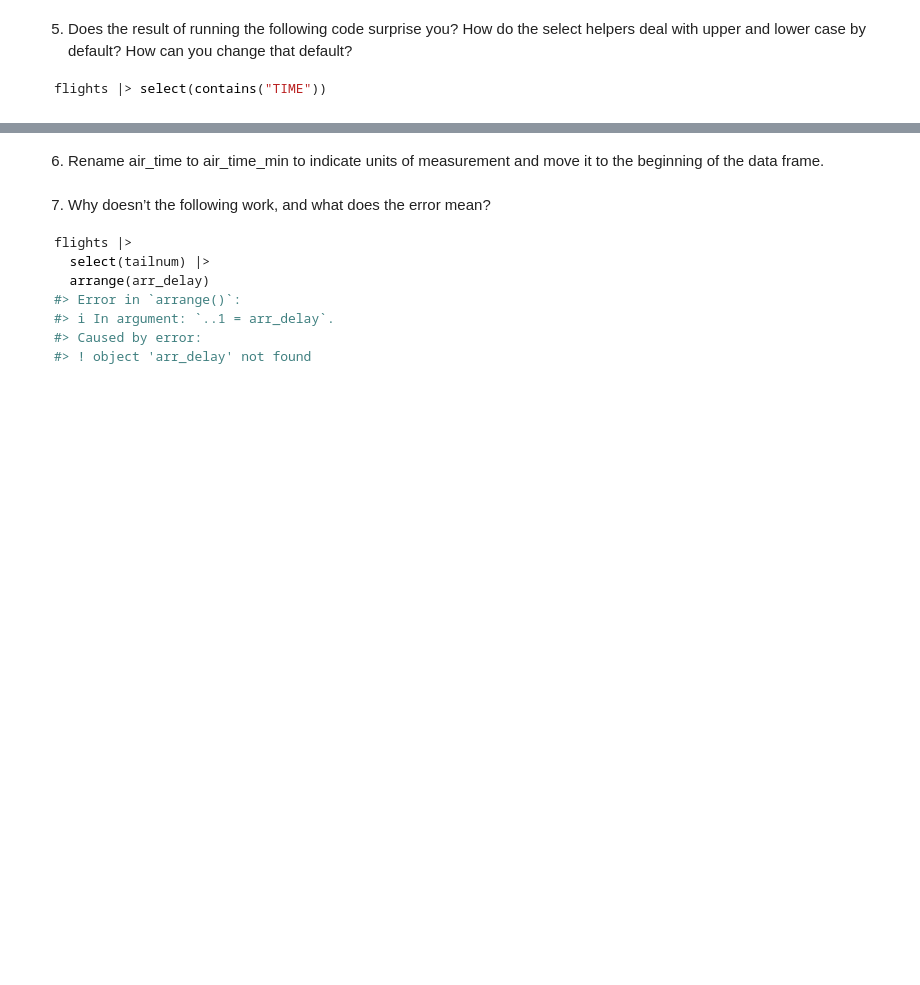
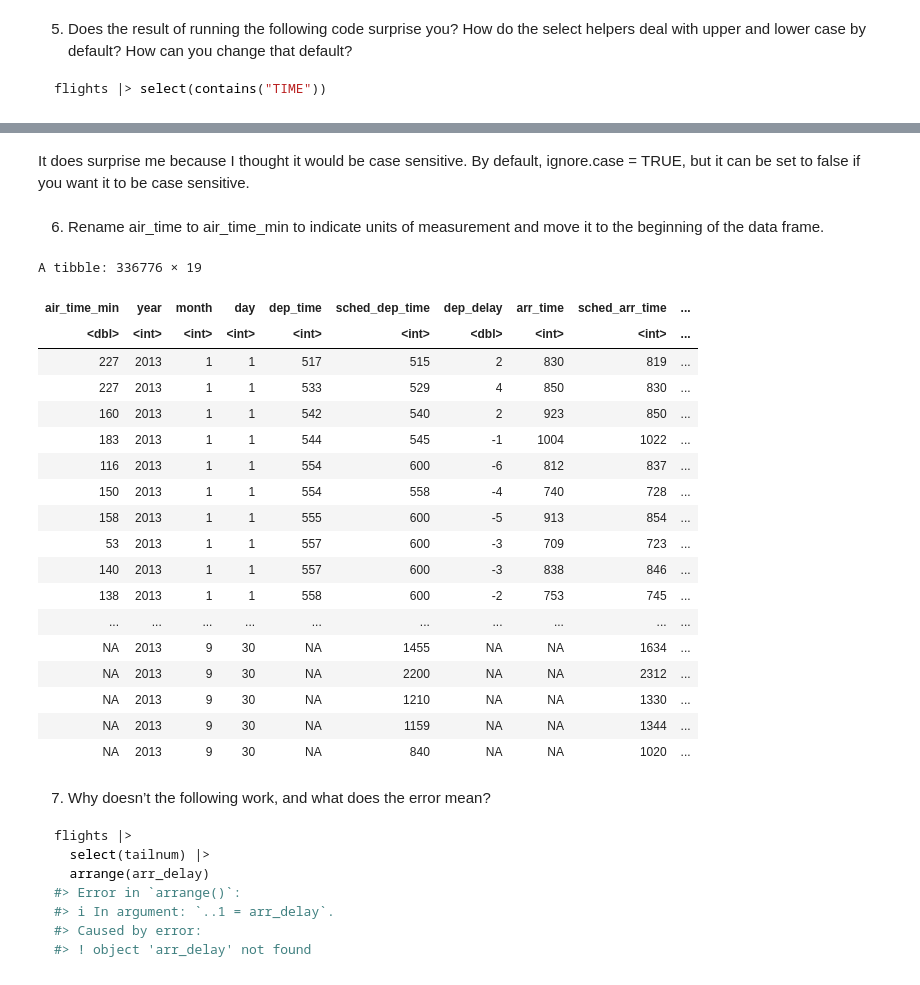
Before and after one commit to Brandy-Corwin/R-for-DS-exercises, a Jupyter notebook: Week_2_Assignments.ipynb, the cells around one changed output, grey strips where cells are left out. Drawn from its saved outputs; the diff is of its cells as text; code cells hidden in the pictures; blank space fills up the shorter version.

````diff
--- a/Week_2_Assignments.ipynb
+++ b/Week_2_Assignments.ipynb
@@ -306,5 +427,31 @@ flights |> select(contains("TIME"))
+# %% [markdown]
+It does surprise me because I thought it would be case sensitive. By default, ignore.case = TRUE, but it can be set to false if you want it to be case sensitive.
 # %% [markdown]
 6. Rename air_time to air_time_min to indicate units of measurement and move it to the beginning of the data frame.
+# %%
+flights |>
+    rename(air_time_min = air_time) |>
+    relocate(air_time_min)
+# %% [output]
+A tibble: 336776 × 19
+| air_time_min | year | month | day | dep_time | sched_dep_time | dep_delay | arr_time | sched_arr_time | ... |
+| <dbl> | <int> | <int> | <int> | <int> | <int> | <dbl> | <int> | <int> | ... |
+| 227 | 2013 | 1 | 1 | 517 | 515 | 2 | 830 | 819 | ... |
+| 227 | 2013 | 1 | 1 | 533 | 529 | 4 | 850 | 830 | ... |
+| 160 | 2013 | 1 | 1 | 542 | 540 | 2 | 923 | 850 | ... |
+| 183 | 2013 | 1 | 1 | 544 | 545 | -1 | 1004 | 1022 | ... |
+| 116 | 2013 | 1 | 1 | 554 | 600 | -6 | 812 | 837 | ... |
+| 150 | 2013 | 1 | 1 | 554 | 558 | -4 | 740 | 728 | ... |
+| 158 | 2013 | 1 | 1 | 555 | 600 | -5 | 913 | 854 | ... |
+| 53 | 2013 | 1 | 1 | 557 | 600 | -3 | 709 | 723 | ... |
+| 140 | 2013 | 1 | 1 | 557 | 600 | -3 | 838 | 846 | ... |
+| 138 | 2013 | 1 | 1 | 558 | 600 | -2 | 753 | 745 | ... |
+| ... | ... | ... | ... | ... | ... | ... | ... | ... | ... |
+| NA | 2013 | 9 | 30 | NA | 1455 | NA | NA | 1634 | ... |
+| NA | 2013 | 9 | 30 | NA | 2200 | NA | NA | 2312 | ... |
+| NA | 2013 | 9 | 30 | NA | 1210 | NA | NA | 1330 | ... |
+| NA | 2013 | 9 | 30 | NA | 1159 | NA | NA | 1344 | ... |
+| NA | 2013 | 9 | 30 | NA | 840 | NA | NA | 1020 | ... |
 # %% [markdown]
 7. Why doesn’t the following work, and what does the error mean?
 ```r
````
Also changed, not shown: parts of 29 cells of this notebook, 1 other file.
